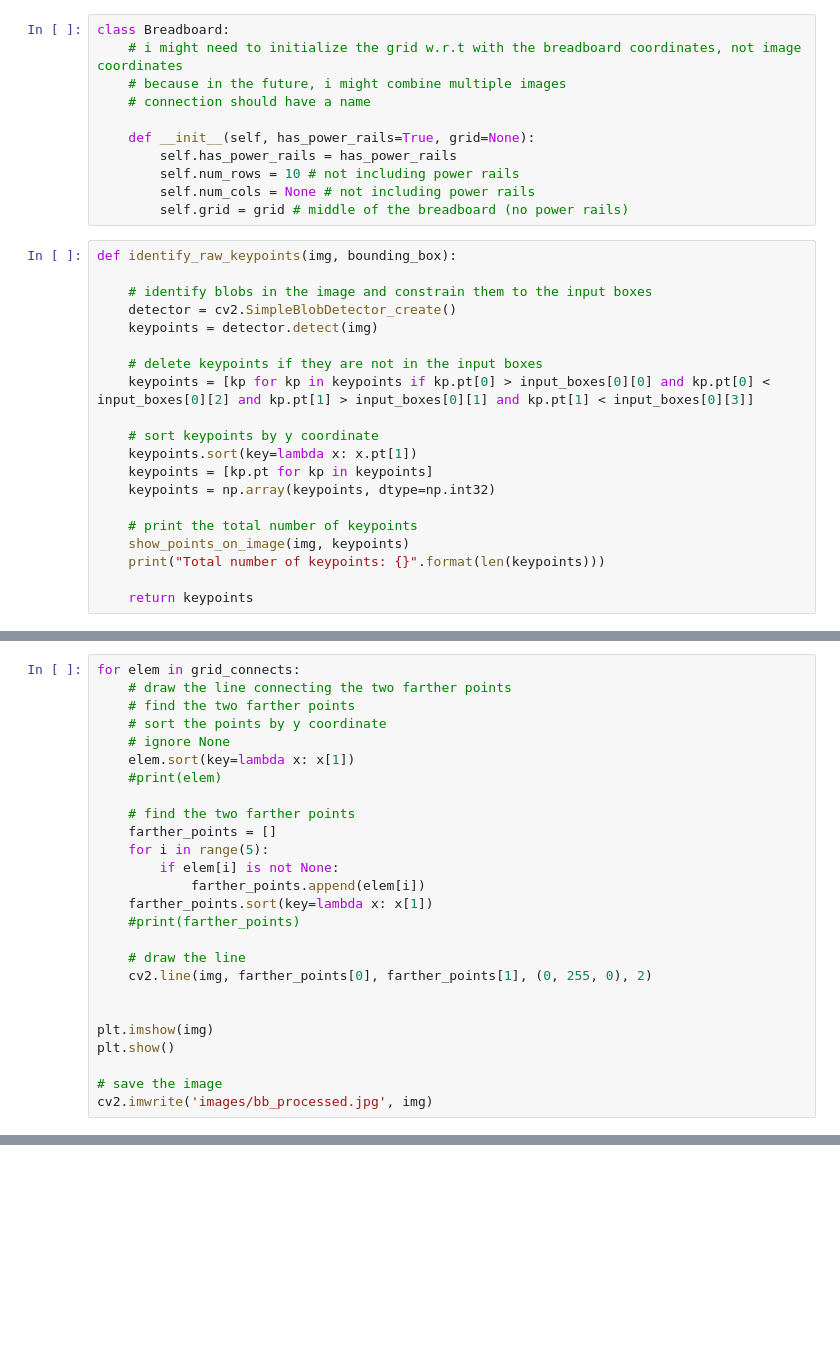
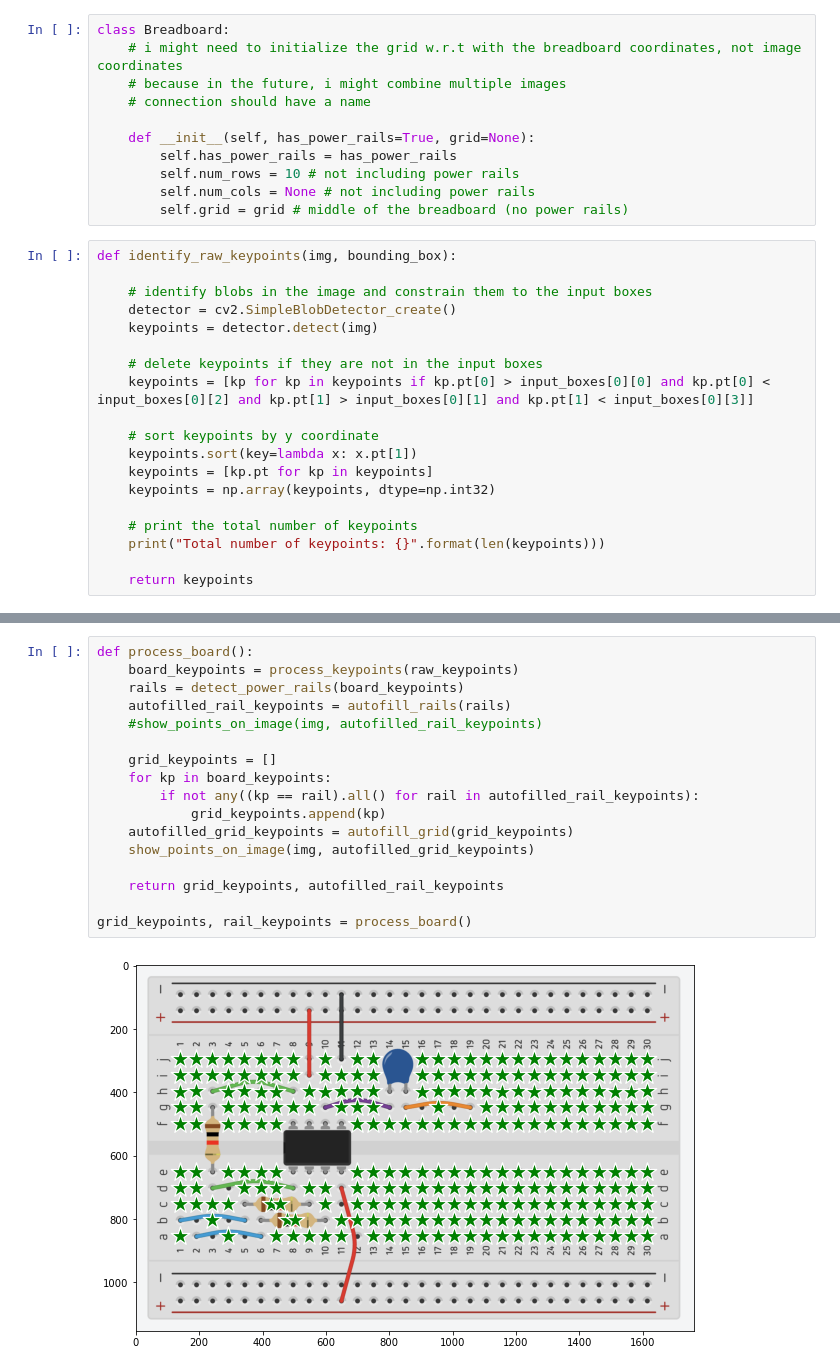
Before and after one commit to ingazhur/hardware-internal-tools, a Jupyter notebook: preprocessing_sandbox.ipynb, the cells around one changed output, grey strips where cells are left out. Drawn from its saved outputs; the diff is of its cells as text; blank space fills up the shorter version.

```diff
--- a/preprocessing_sandbox.ipynb
+++ b/preprocessing_sandbox.ipynb
@@ -50,7 +52,6 @@ def identify_raw_keypoints(img, bounding_box):
     keypoints = np.array(keypoints, dtype=np.int32)
 
     # print the total number of keypoints
-    show_points_on_image(img, keypoints)
     print("Total number of keypoints: {}".format(len(keypoints)))
 
     return keypoints
@@ -333,26 +188,0 @@ connect: [(546, 257), None, None, None, None]
-# %%
-for elem in grid_connects:
-    # draw the line connecting the two farther points
-    # find the two farther points
-    # sort the points by y coordinate
-    # ignore None
-    elem.sort(key=lambda x: x[1])
-    #print(elem)
-
-    # find the two farther points
-    farther_points = []
-    for i in range(5):
-        if elem[i] is not None:
-            farther_points.append(elem[i])
-    farther_points.sort(key=lambda x: x[1])
-    #print(farther_points)
-
-    # draw the line
-    cv2.line(img, farther_points[0], farther_points[1], (0, 255, 0), 2)
-
-
-plt.imshow(img)
-plt.show()
-
-# save the image
-cv2.imwrite('images/bb_processed.jpg', img)
@@ -360,0 +325,19 @@ TypeError: 'NoneType' object is not subscriptable
+# %%
+def process_board():
+    board_keypoints = process_keypoints(raw_keypoints)
+    rails = detect_power_rails(board_keypoints)
+    autofilled_rail_keypoints = autofill_rails(rails)
+    #show_points_on_image(img, autofilled_rail_keypoints)
+
+    grid_keypoints = []
+    for kp in board_keypoints:
+        if not any((kp == rail).all() for rail in autofilled_rail_keypoints):
+            grid_keypoints.append(kp)
+    autofilled_grid_keypoints = autofill_grid(grid_keypoints)
+    show_points_on_image(img, autofilled_grid_keypoints)
+
+    return grid_keypoints, autofilled_rail_keypoints
+
+grid_keypoints, rail_keypoints = process_board()
+# %% [output]
+[figure, added]
```
Also changed, not shown: parts of 13 cells of this notebook, 4 other files.
